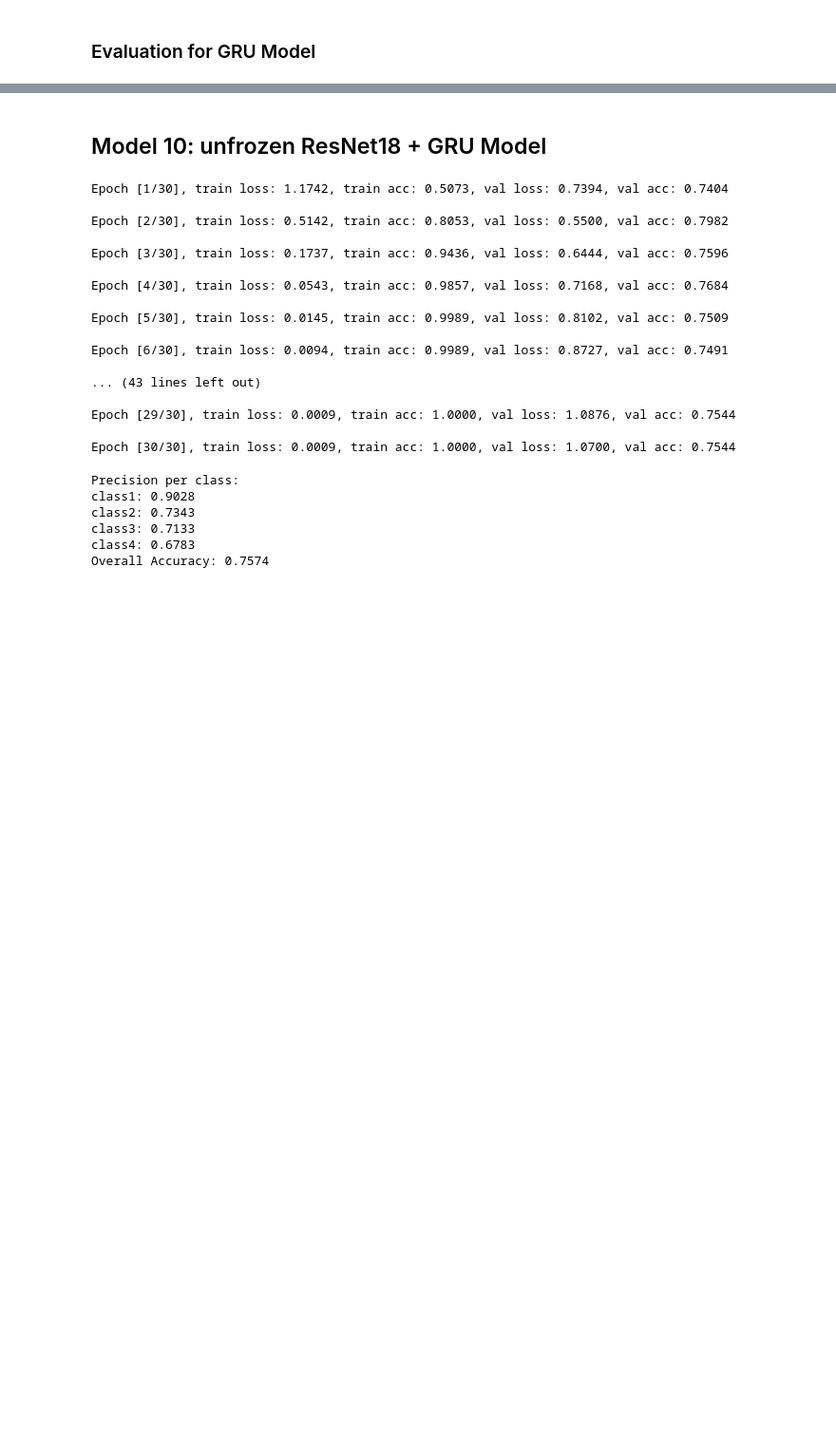
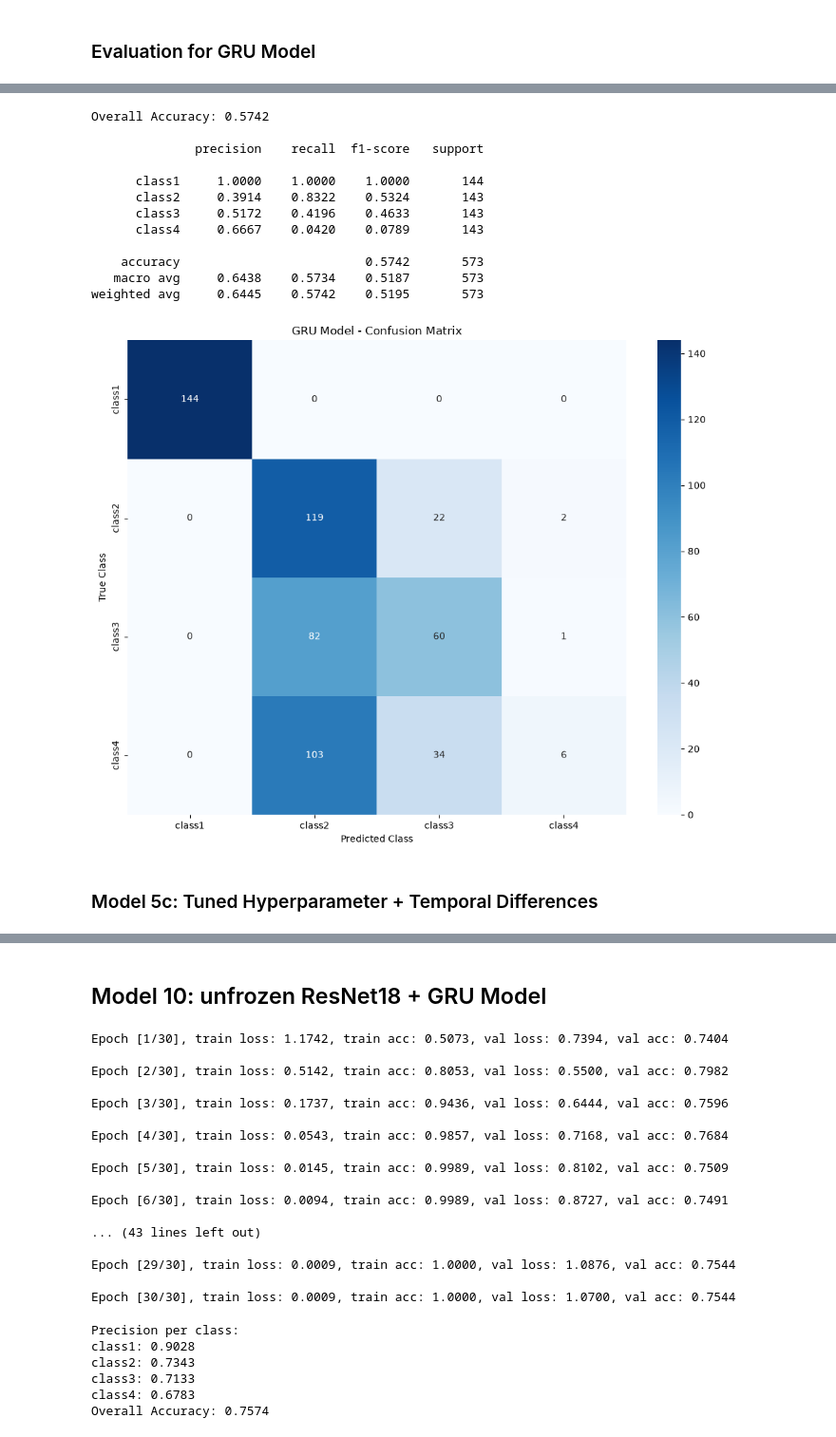
Before and after one commit to mschl7/action_recognition, a Jupyter notebook: main.ipynb, the cells around one changed output, grey strips where cells are left out. Shown at 95% size. Saved outputs shown, nothing was run; the diff lists cells and outputs as text; code cells hidden in the pictures; blank space fills up the shorter version.

```diff
--- a/main.ipynb
+++ b/main.ipynb
@@ -1146,0 +1282,28 @@ Overall Accuracy: 0.6178
+# %%
+# train model
+device = torch.device("mps" if torch.backends.mps.is_available() else "cuda" if torch.cuda.is_available() else "cpu")
+model5b = GRU_model(num_classes=4).to(device)
+criterion = torch.nn.CrossEntropyLoss()
+optimizer = torch.optim.Adam(
+    [
+        {"params": model5b.gru.parameters(), "lr": 0.000793245264589983, "weight_decay": 1.7236963877654533e-05},
+        {"params": model5b.fc.parameters(), "lr": 0.0005781489927556018, "weight_decay": 1.0015339385180107e-05},
+    ]
+)
+
+if False:
+    # train model
+    best_model_state, best_epoch, best_val_acc = gru_train(model5b, train_loader_model5a, val_loader_model5a, criterion, optimizer, num_epochs=10)
+
+    # save checkpoint of model
+    checkpoint = {
+        "model5b_state_dict": best_model_state,
+        "optimizer_model5b_state_dict": optimizer.state_dict(),
+        "epoch": best_epoch,
+        "val_acc": best_val_acc,
+    }
+
+    torch.save(
+        checkpoint,
+        "checkpoints/model5b_checkpoint.pth"
+    )
@@ -1146,0 +1330,29 @@ Overall Accuracy: 0.6178
+# %%
+device = torch.device("mps" if torch.backends.mps.is_available() else "cuda" if torch.cuda.is_available() else "cpu")
+
+# load model
+checkpoint = torch.load("checkpoints/model5b_checkpoint.pth",map_location=device)
+
+model5b.load_state_dict(checkpoint["model5b_state_dict"])
+
+optimizer.load_state_dict(checkpoint["optimizer_model5b_state_dict"])
+model5b.to(device)
+
+#evaluate
+f1_scores_model5b, acc_model5b = evaluate_GRU_model(model5b, test_loader_model5a, device)
+# %% [output]
+Overall Accuracy: 0.5742
+
+              precision    recall  f1-score   support
+
+      class1     1.0000    1.0000    1.0000       144
+      class2     0.3914    0.8322    0.5324       143
+      class3     0.5172    0.4196    0.4633       143
+      class4     0.6667    0.0420    0.0789       143
+
+    accuracy                         0.5742       573
+   macro avg     0.6438    0.5734    0.5187       573
+weighted avg     0.6445    0.5742    0.5195       573
+[figure, added]
+# %% [markdown]
+### Model 5c: Tuned Hyperparameter + Temporal Differences
```
Also changed, not shown: parts of 26 cells of this notebook.
